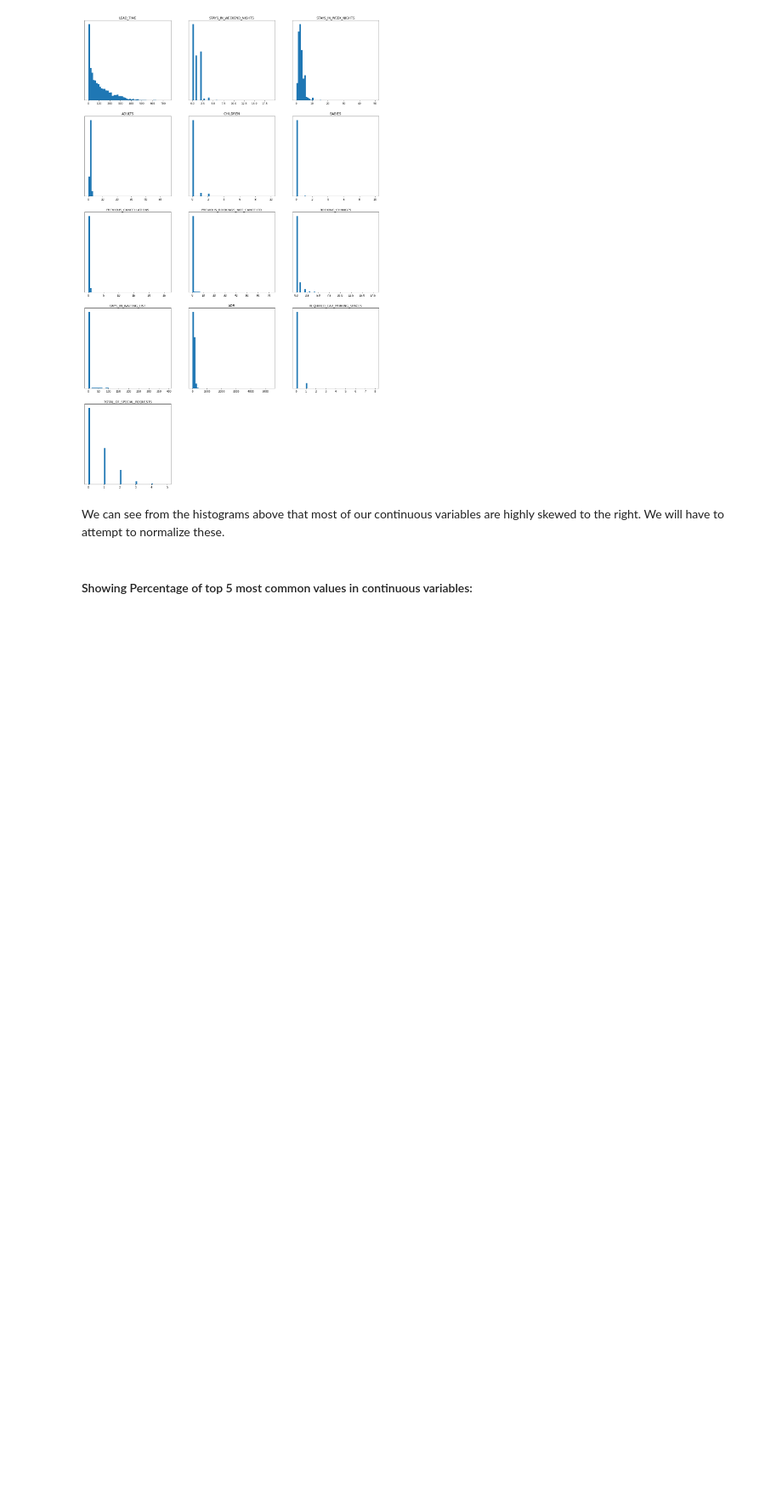
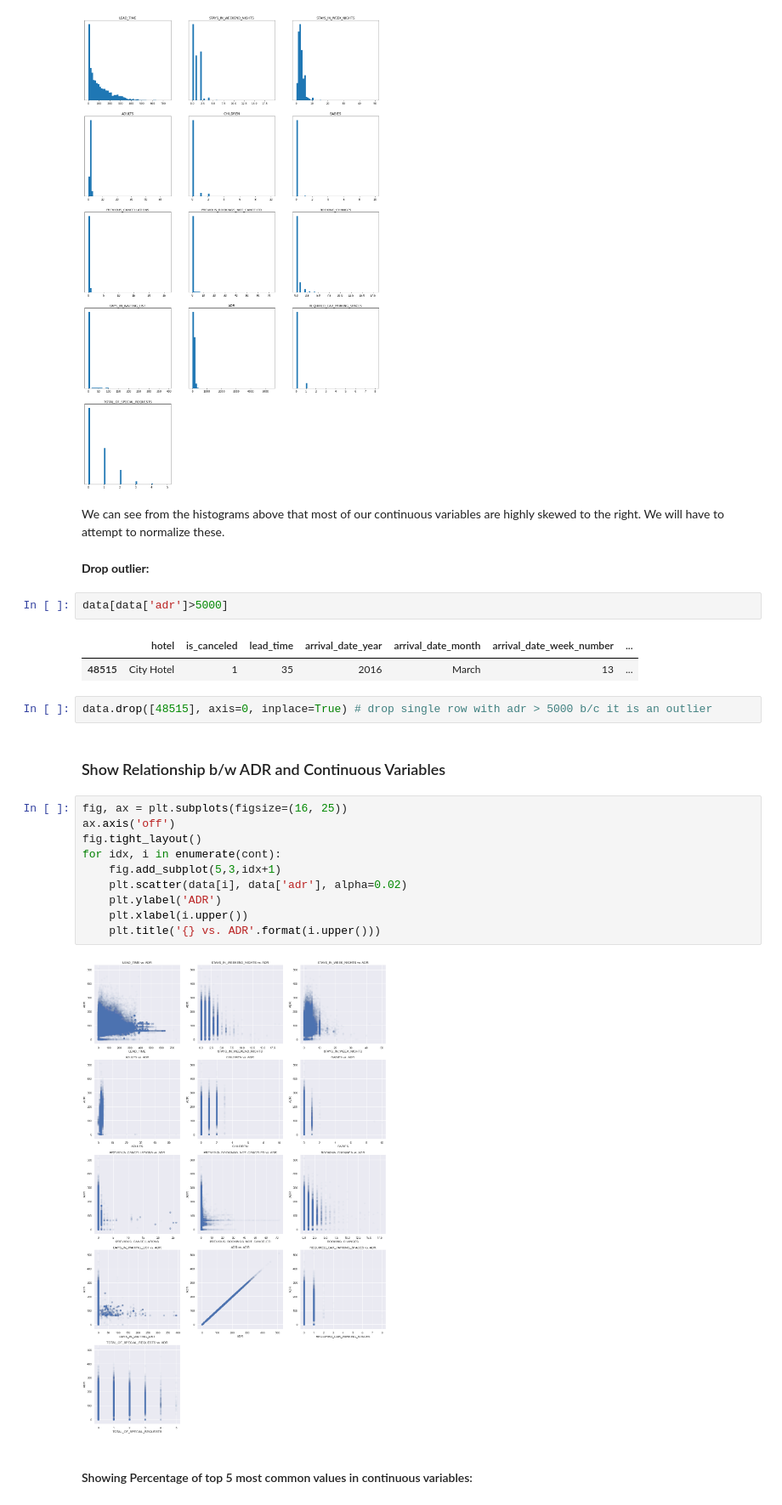
Before and after one commit to John-Rooney/DSC478_Group_Project, a Jupyter notebook: DSC 478 Final Project.ipynb, the cells around one changed output. Shown at 85% size. Cells and saved outputs as stored; diff of their text form; blank space fills up the shorter version.

Commit message:
john r - added SGD and one more EDA scatter plots

```diff
--- a/DSC 478 Final Project.ipynb
+++ b/DSC 478 Final Project.ipynb
@@ -172,6 +172,29 @@ for idx, i in enumerate(cont):
 [figure]
 # %% [markdown]
 We can see from the histograms above that most of our continuous variables are highly skewed to the right. We will have to attempt to normalize these.
+# %% [markdown]
+__Drop outlier:__
+# %%
+data[data['adr']>5000]
+# %% [output]
+|  | hotel | is_canceled | lead_time | arrival_date_year | arrival_date_month | arrival_date_week_number | ... |
+| 48515 | City Hotel | 1 | 35 | 2016 | March | 13 | ... |
+# %%
+data.drop([48515], axis=0, inplace=True) # drop single row with adr > 5000 b/c it is an outlier
+# %% [markdown]
+### Show Relationship b/w ADR and Continuous Variables
+# %%
+fig, ax = plt.subplots(figsize=(16, 25))
+ax.axis('off')
+fig.tight_layout()
+for idx, i in enumerate(cont):
+    fig.add_subplot(5,3,idx+1)
+    plt.scatter(data[i], data['adr'], alpha=0.02)
+    plt.ylabel('ADR')
+    plt.xlabel(i.upper())
+    plt.title('{} vs. ADR'.format(i.upper()))
+# %% [output]
+[figure, added]
 # %% [markdown]
 #### Showing Percentage of top 5 most common values in continuous variables:
 # %%
```
Also changed, not shown: parts of 53 cells of this notebook.
